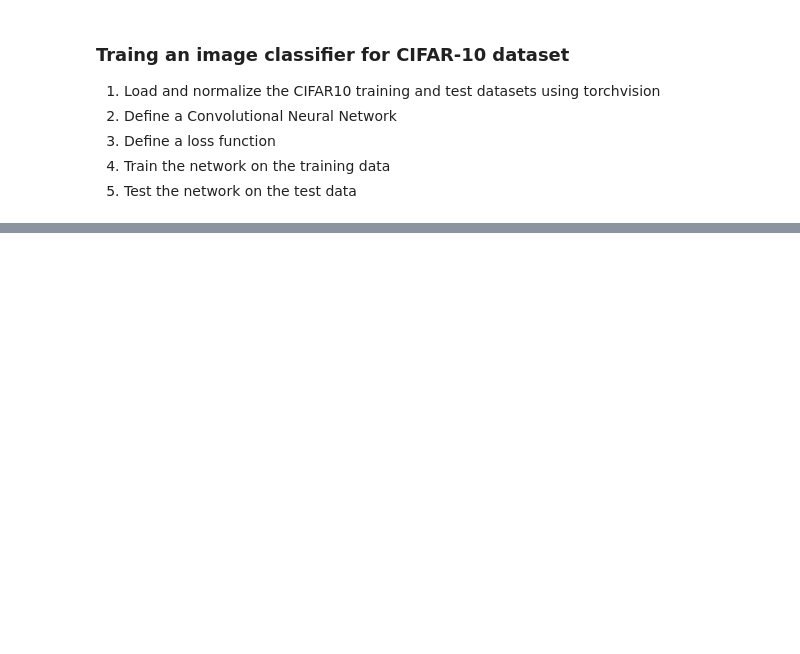
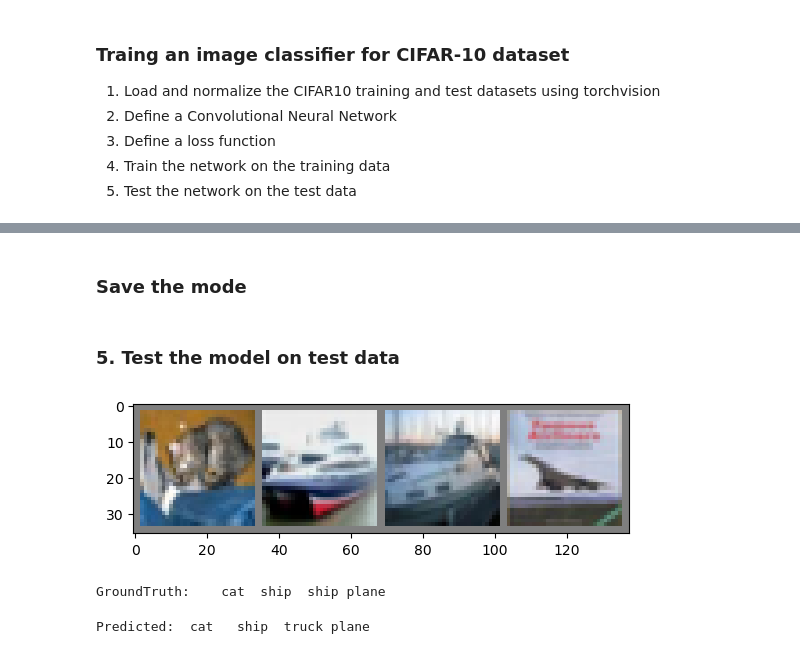
Before and after one commit to DilankaYasith/Cifar10CNN, a Jupyter notebook: cifar-10-cnn-classification.ipynb, the cells around one changed output, grey strips where cells are left out. Saved outputs shown, nothing was run; the diff lists cells and outputs as text; code cells hidden in the pictures; blank space fills up the shorter version.

```diff
--- a/cifar-10-cnn-classification.ipynb
+++ b/cifar-10-cnn-classification.ipynb
@@ -58,7 +58,6 @@ trainloader = torch.utils.data.DataLoader(
     trainset,
     batch_size=batch_size,
     shuffle=True,
-    download=False
     num_workers=2
 )
 
@@ -66,7 +65,6 @@ testloader = torch.utils.data.DataLoader(
     testset,
     batch_size=batch_size,
     shuffle=False,
-    download=False,
     num_workers=2
 )
 
@@ -101,0 +173,2 @@ cat   frog  car   car
+# %% [markdown]
+### Save the mode
@@ -101,0 +178,13 @@ cat   frog  car   car
+# %% [markdown]
+### 5. Test the model on test data
+# %%
+dataiter = iter(testloader)
+test_images, gt_labels = next(dataiter)
+
+#print images
+
+imshow(torchvision.utils.make_grid(test_images))
+print('GroundTruth: ', ' '.join('%5s' % classes[labels[j]] for j in range(4)))
+# %% [output]
+[figure, added]
+GroundTruth:    cat  ship  ship plane
@@ -101,0 +193,6 @@ cat   frog  car   car
+# %%
+_, predicted = torch.max(test_predictions, 1)
+
+print('Predicted: ', ' '.join(f'{classes[predicted[j]]:5s}' for j in range(4)))
+# %% [output]
+Predicted:  cat   ship  truck plane
```
Also changed, not shown: parts of 10 cells of this notebook, 1 other file.
